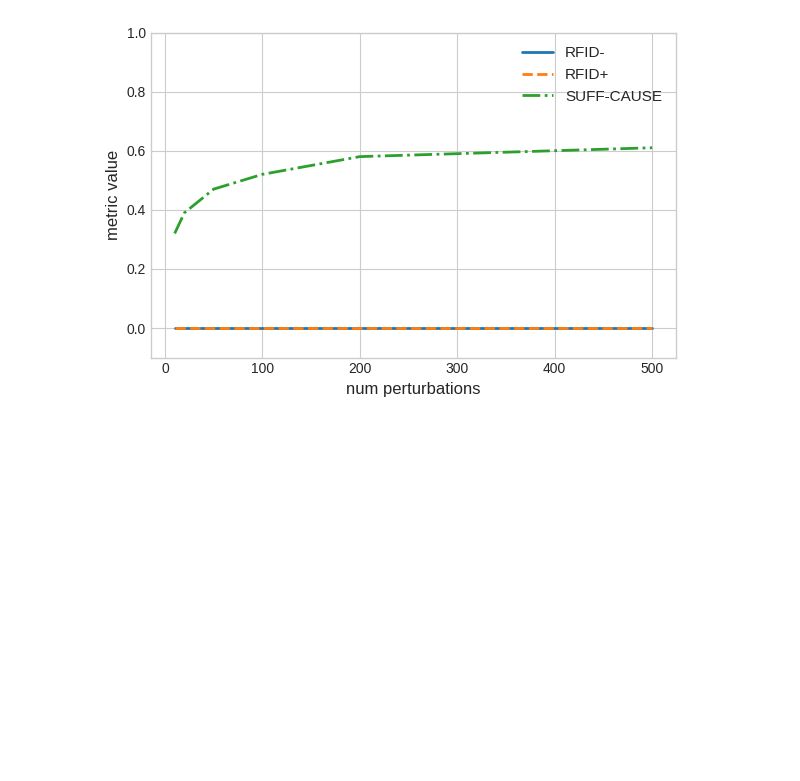
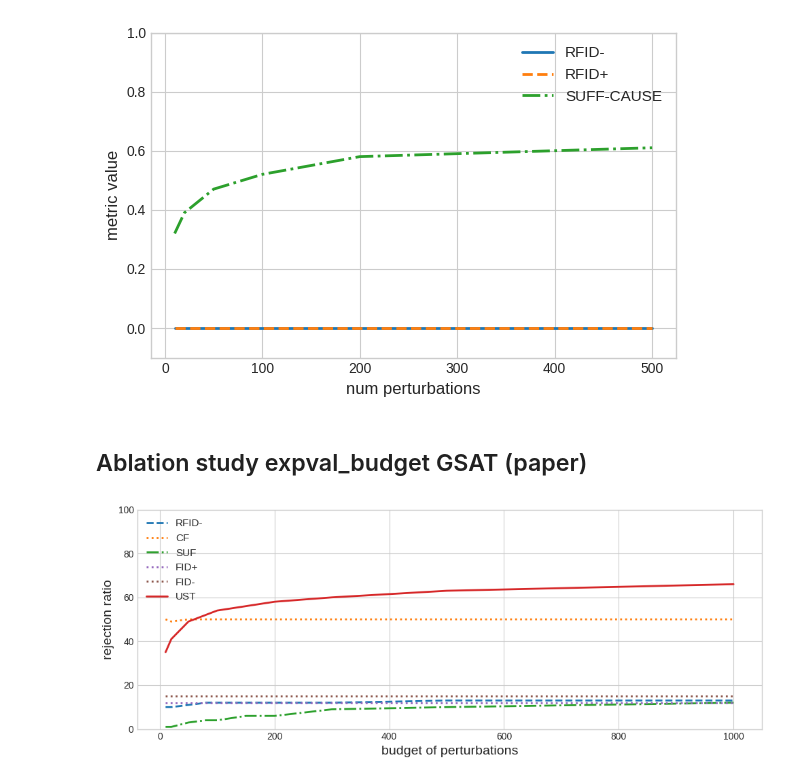
Before and after one commit to steveazzolin/gnn_deg_expl, a Jupyter notebook: scripts/generate_plots.ipynb, the cells around one changed output. Cells and saved outputs as stored; diff of their text form; code cells hidden in the pictures; blank space fills up the shorter version.

Commit message:
Ablation expval_budget GSAT BAColorGV

```diff
--- a/scripts/generate_plots.ipynb
+++ b/scripts/generate_plots.ipynb
@@ -35,3 +35,46 @@ plt.tight_layout()
 plt.show()
 # %% [output]
 [figure]
+# %% [markdown]
+## Ablation study expval_budget GSAT (paper)
+# %%
+##
+#   Plotting rejection ratios based on expval_budget for different metrics on BAColorGV for GSAT
+##
+
+budgets     = [10, 20, 50, 80, 100, 150, 200, 300, 500, 1000]
+rfidms      = [10, 10, 11, 12, 12, 12, 12, 12, 13, 13]
+# rfidps      = []
+suff_cause  = [35, 41, 49, 52, 54, 56, 58, 60, 63, 66]
+suff        = [1 , 1, 3, 4, 4, 6, 6, 9, 10, 12]
+# nec         = []
+counter_fid = [50, 49, 50, 50, 50, 50, 50, 50, 50, 50]
+# %%
+import matplotlib.pyplot as plt
+import numpy as np
+
+plt.style.use('seaborn-whitegrid')
+
+fig, ax = plt.subplots(figsize=(10, 4))
+
+ax.plot(budgets, rfidms, label='RFID-', color='C0', linestyle='--', linewidth=2)
+ax.plot(budgets, counter_fid, label='CF', color='C1', linestyle=':', linewidth=2)
+ax.plot(budgets, suff, label='SUF', color='C2', linestyle='-.', linewidth=2)
+ax.plot(budgets, [12]*len(budgets), label='FID+', color='C4', linestyle='dotted', linewidth=2)
+ax.plot(budgets, [15]*len(budgets), label='FID-', color='C5', linestyle='dotted', linewidth=2)
+ax.plot(budgets, suff_cause, label='UST', color='C3', linewidth=2)
+# ax.plot(budgets, [0.5] * len(budgets), color='grey', linestyle='-', linewidth=1)
+
+ax.set_xlabel('budget of perturbations', fontsize=14)
+ax.set_ylabel('rejection ratio', fontsize=14)
+ax.set_ylim((0.0, 100.0))
+
+ax.legend(fontsize=11, loc='best')
+
+ax.tick_params(axis='both', which='major', labelsize=10)
+plt.tight_layout()
+
+plt.savefig("../GOOD/kernel/pipelines/plots/expval_budget_ablation_GSAT_BAColorGV.pdf")
+plt.show()
+# %% [output]
+[figure, added]
```
Also changed, not shown: parts of 1 cell of this notebook, 1 other file.
